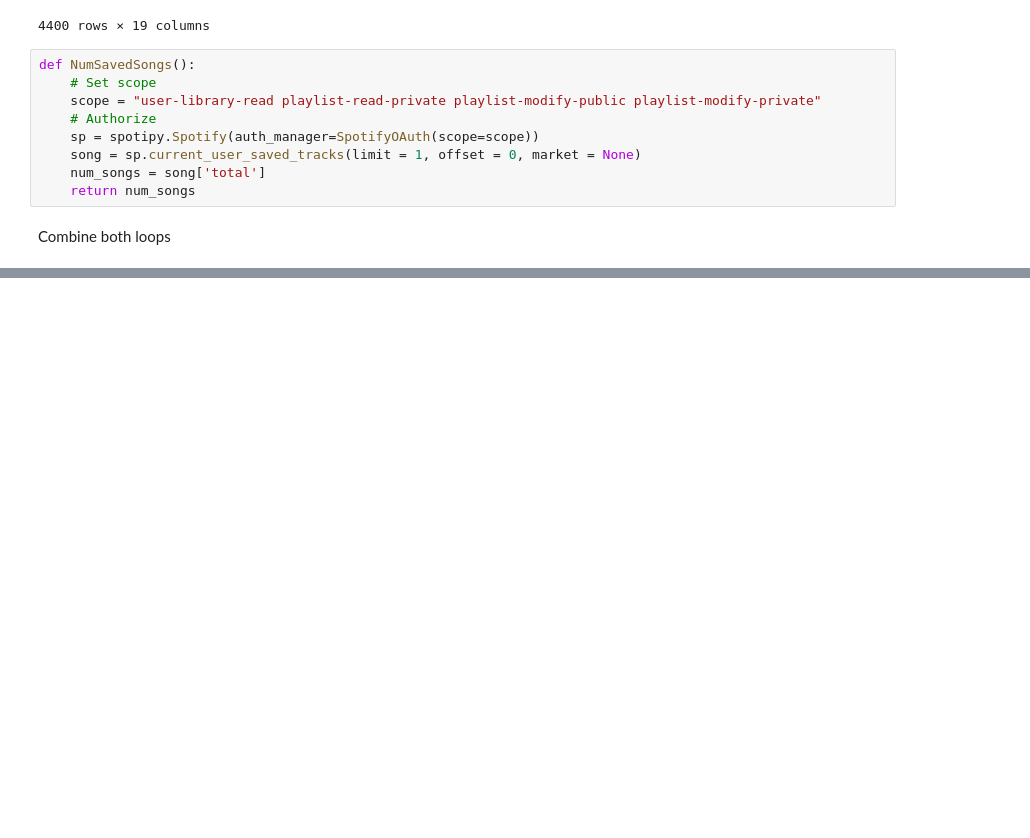
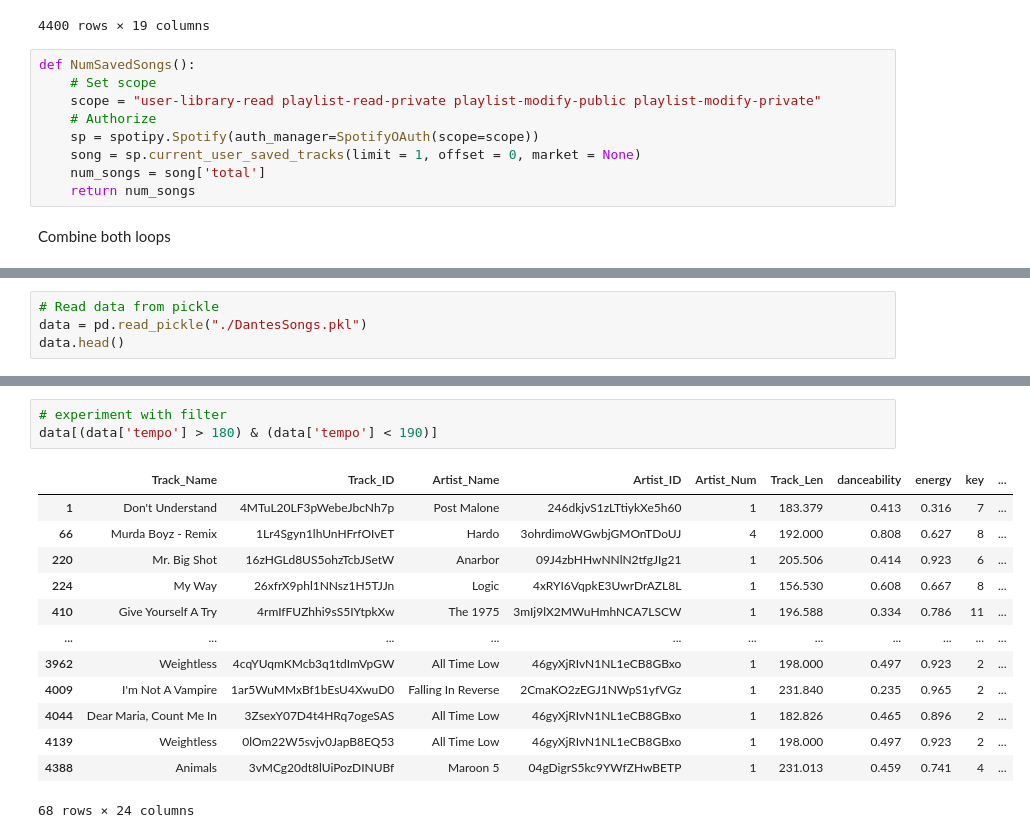
Before and after one commit to gossdante/spotify_repo, a Jupyter notebook: Spotify_Workbook.ipynb, the cells around one changed output, grey strips where cells are left out. Cells and saved outputs as stored; diff of their text form; blank space fills up the shorter version.

```diff
--- a/Spotify_Workbook.ipynb
+++ b/Spotify_Workbook.ipynb
@@ -413,0 +383,4 @@ data
+# %%
+# Read data from pickle
+data = pd.read_pickle("./DantesSongs.pkl")
+data.head()
@@ -413,0 +395,17 @@ data
+# %%
+# experiment with filter
+data[(data['tempo'] > 180) & (data['tempo'] < 190)]
+# %% [output]
+|  | Track_Name | Track_ID | Artist_Name | Artist_ID | Artist_Num | Track_Len | danceability | energy | key | ... |
+| 1 | Don't Understand | 4MTuL20LF3pWebeJbcNh7p | Post Malone | 246dkjvS1zLTtiykXe5h60 | 1 | 183.379 | 0.413 | 0.316 | 7 | ... |
+| 66 | Murda Boyz - Remix | 1Lr4Sgyn1lhUnHFrfOIvET | Hardo | 3ohrdimoWGwbjGMOnTDoUJ | 4 | 192.000 | 0.808 | 0.627 | 8 | ... |
+| 220 | Mr. Big Shot | 16zHGLd8US5ohzTcbJSetW | Anarbor | 09J4zbHHwNNlN2tfgJIg21 | 1 | 205.506 | 0.414 | 0.923 | 6 | ... |
+| 224 | My Way | 26xfrX9phl1NNsz1H5TJJn | Logic | 4xRYI6VqpkE3UwrDrAZL8L | 1 | 156.530 | 0.608 | 0.667 | 8 | ... |
+| 410 | Give Yourself A Try | 4rmIfFUZhhi9sS5IYtpkXw | The 1975 | 3mIj9lX2MWuHmhNCA7LSCW | 1 | 196.588 | 0.334 | 0.786 | 11 | ... |
+| ... | ... | ... | ... | ... | ... | ... | ... | ... | ... | ... |
+| 3962 | Weightless | 4cqYUqmKMcb3q1tdImVpGW | All Time Low | 46gyXjRIvN1NL1eCB8GBxo | 1 | 198.000 | 0.497 | 0.923 | 2 | ... |
+| 4009 | I'm Not A Vampire | 1ar5WuMMxBf1bEsU4XwuD0 | Falling In Reverse | 2CmaKO2zEGJ1NWpS1yfVGz | 1 | 231.840 | 0.235 | 0.965 | 2 | ... |
+| 4044 | Dear Maria, Count Me In | 3ZsexY07D4t4HRq7ogeSAS | All Time Low | 46gyXjRIvN1NL1eCB8GBxo | 1 | 182.826 | 0.465 | 0.896 | 2 | ... |
+| 4139 | Weightless | 0lOm22W5svjv0JapB8EQ53 | All Time Low | 46gyXjRIvN1NL1eCB8GBxo | 1 | 198.000 | 0.497 | 0.923 | 2 | ... |
+| 4388 | Animals | 3vMCg20dt8lUiPozDINUBf | Maroon 5 | 04gDigrS5kc9YWfZHwBETP | 1 | 231.013 | 0.459 | 0.741 | 4 | ... |
+68 rows × 24 columns
```
Also changed, not shown: parts of 5 cells of this notebook, 1 other file.
